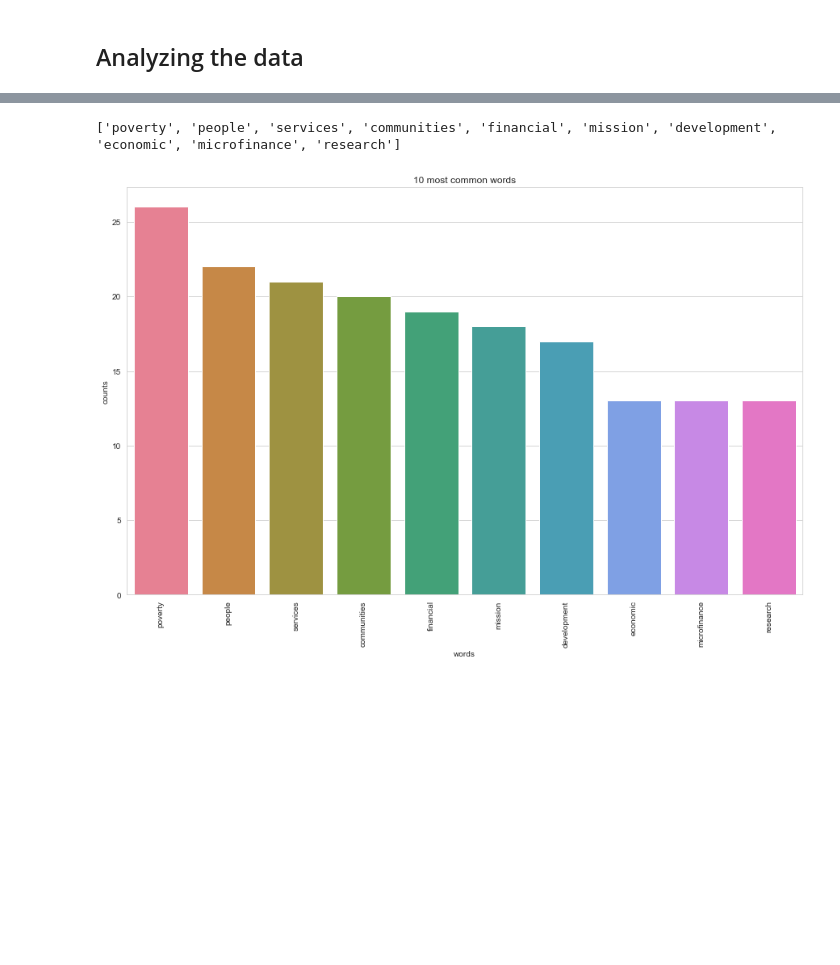
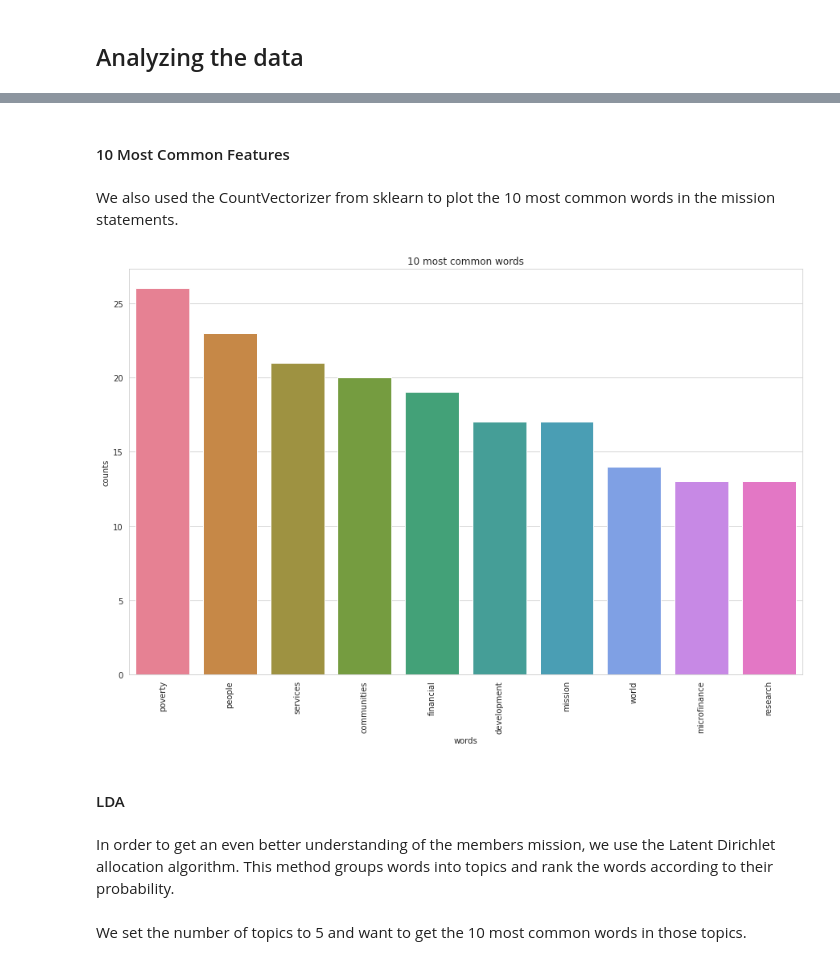
Before and after one commit to albertodiazdurana/Web-scrapping_NLP_topic-analysis-1a, a Jupyter notebook: IandEStudy.ipynb, the cells around one changed output, grey strips where cells are left out. Saved outputs shown, nothing was run; the diff lists cells and outputs as text; code cells hidden in the pictures; blank space fills up the shorter version.

```diff
--- a/IandEStudy.ipynb
+++ b/IandEStudy.ipynb
@@ -153,0 +214,4 @@ wordcloud.to_image()
+# %% [markdown]
+#### 10 Most Common Features
+# %% [markdown]
+We also used the CountVectorizer from sklearn to plot the 10 most common words in the mission statements.
@@ -154,11 +226,4 @@ wordcloud.to_image()
 # %%
-# Load the library with the CountVectorizer method
-from sklearn.feature_extraction.text import CountVectorizer
-import numpy as np
-import matplotlib.pyplot as plt
-import seaborn as sns
-sns.set_style('whitegrid')
-%matplotlib inline
 # Helper function
 def plot_10_most_common_words(count_data, count_vectorizer):
     import matplotlib.pyplot as plt
@@ -172,23 +237,27 @@ def plot_10_most_common_words(count_data, count_vectorizer):
     words = [w[0] for w in count_dict]
     counts = [w[1] for w in count_dict]
     x_pos = np.arange(len(words))
-
-    print(words)
-
+    # print(words)
     plt.figure(2, figsize=(15, 15/1.6180))
     plt.subplot(title='10 most common words')
     sns.set_context("notebook", font_scale=1.25, rc={"lines.linewidth": 2.5})
-    sns.barplot(x_pos, counts, palette='husl')
+    sns.barplot(x=x_pos, y=counts, palette='husl')
     plt.xticks(x_pos, words, rotation=90)
     plt.xlabel('words')
     plt.ylabel('counts')
     plt.show()
-# Initialise the count vectorizer with the English stop words
-count_vectorizer = CountVectorizer(stop_words='english')
-# Fit and transform the processed titles
-count_data = count_vectorizer.fit_transform(df['text_processed'])
-# Visualise the 10 most common words
-plot_10_most_common_words(count_data, count_vectorizer)
-# %% [output]
-['poverty', 'people', 'services', 'communities', 'financial', 'mission', 'development', 'economic', 'microfinance', 'research']
-[figure, removed]
+# %%
+# Initialise the count vectorizer with the English stop words
+count_vectorizer = CountVectorizer(stop_words='english')
+# Fit and transform the processed titles
+count_data = count_vectorizer.fit_transform(df['mission_statement_processed'])
+# Visualise the 10 most common words
+plot_10_most_common_words(count_data, count_vectorizer)
+# %% [output]
+[figure, added]
+# %% [markdown]
+#### LDA
+# %% [markdown]
+In order to get an even better understanding of the members mission, we use the Latent Dirichlet allocation algorithm. This method groups words into topics and rank the words according to their probability.
+# %% [markdown]
+We set the number of topics to 5 and want to get the 10 most common words in those topics.
```
Also changed, not shown: parts of 32 cells of this notebook.
